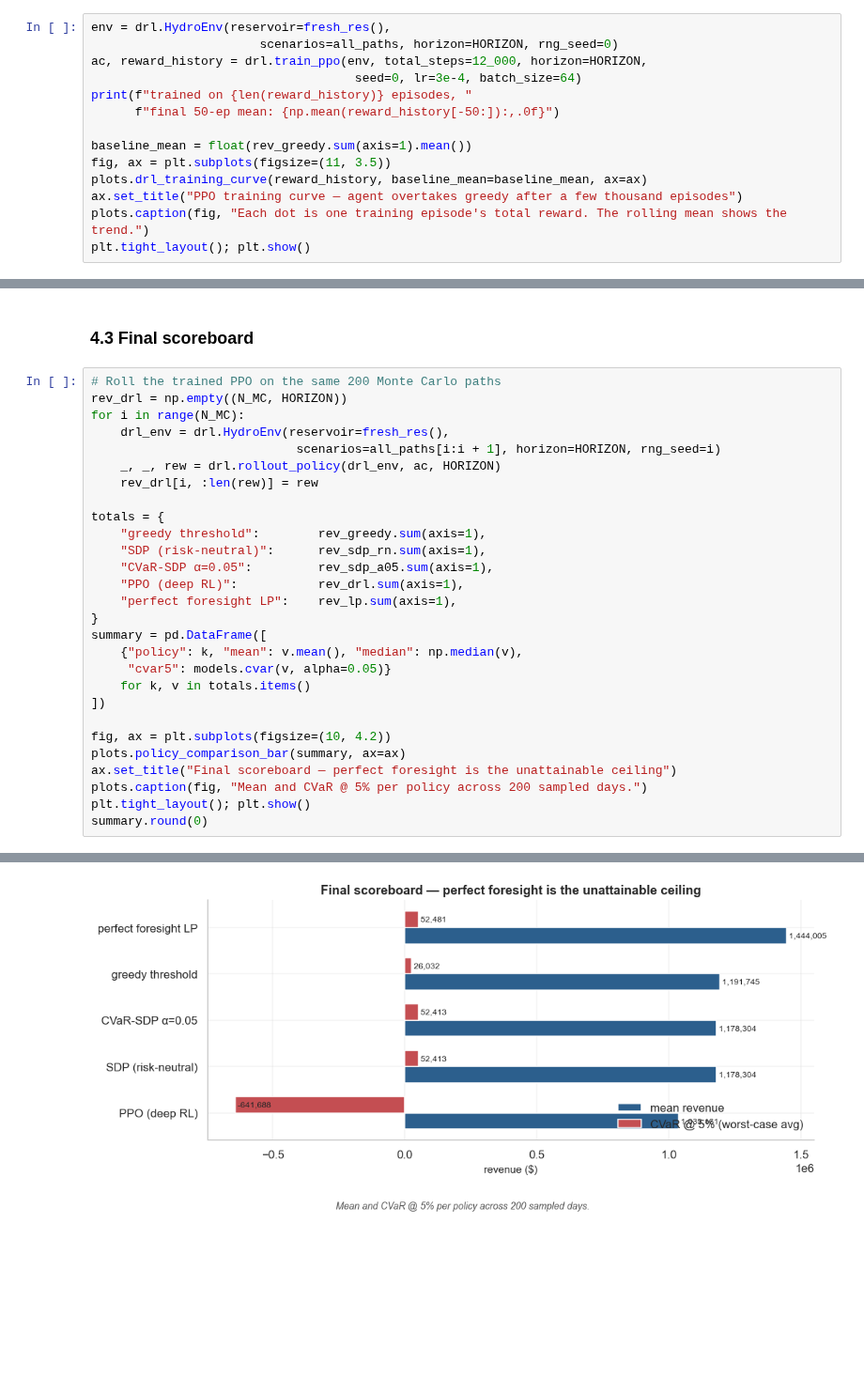
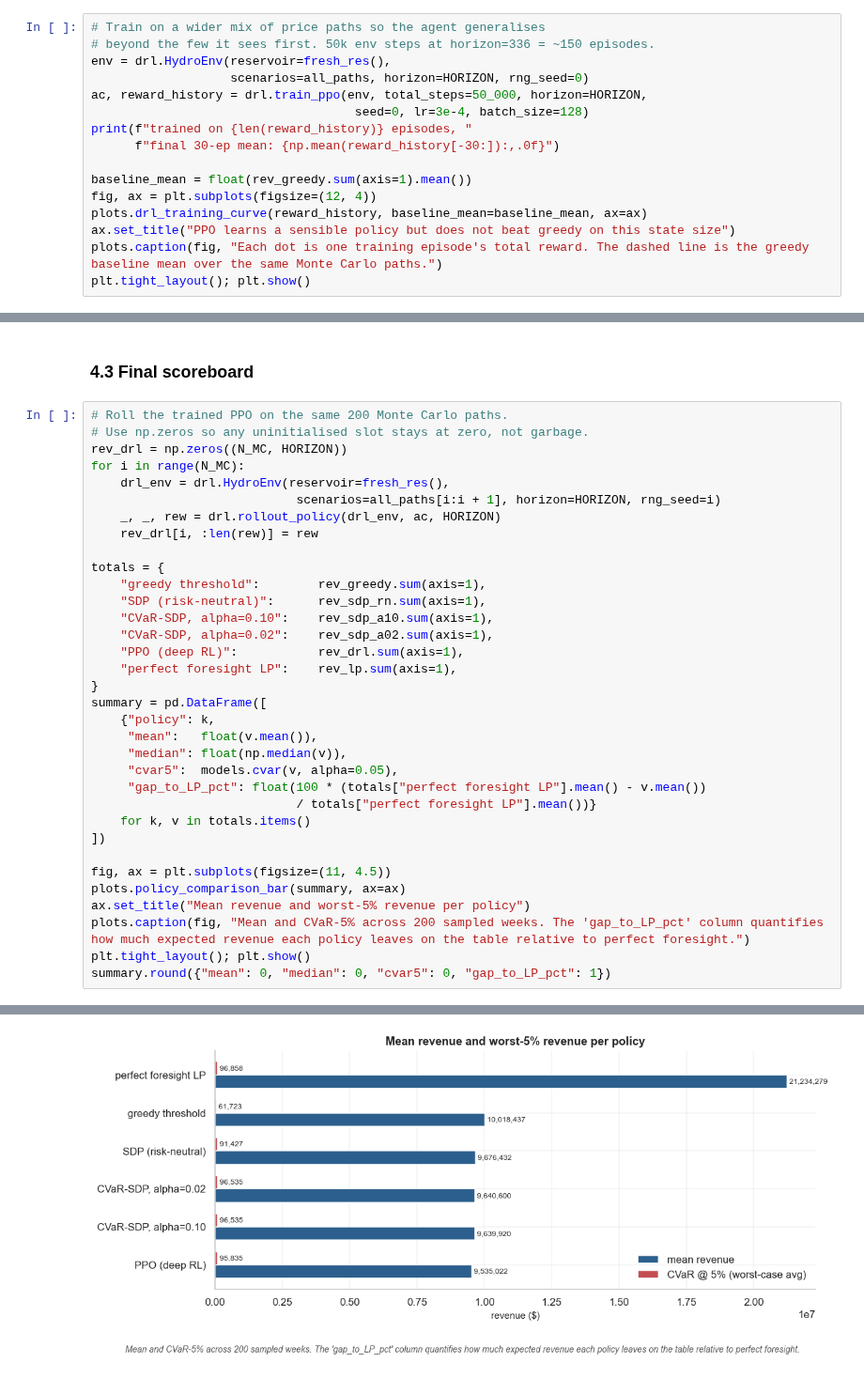
Before and after one commit to Ahmad-Jaradat-Space/hydro-storage-scheduling, a Jupyter notebook: notebook.ipynb, the cells around one changed output, grey strips where cells are left out. Shown at 94% size. Drawn from its saved outputs; the diff is of its cells as text; blank space fills up the shorter version.

```diff
--- a/notebook.ipynb
+++ b/notebook.ipynb
@@ -389,17 +436,19 @@ discretisation. On this 3-D state, the SDP is the rightful champion.
 The DRL benchmark sets a fair reference for what gradient-based
 policy learning achieves with the same observation set.
 # %%
+# Train on a wider mix of price paths so the agent generalises
+# beyond the few it sees first. 50k env steps at horizon=336 = ~150 episodes.
 env = drl.HydroEnv(reservoir=fresh_res(),
-                       scenarios=all_paths, horizon=HORIZON, rng_seed=0)
-ac, reward_history = drl.train_ppo(env, total_steps=12_000, horizon=HORIZON,
-                                    seed=0, lr=3e-4, batch_size=64)
+                   scenarios=all_paths, horizon=HORIZON, rng_seed=0)
+ac, reward_history = drl.train_ppo(env, total_steps=50_000, horizon=HORIZON,
+                                    seed=0, lr=3e-4, batch_size=128)
 print(f"trained on {len(reward_history)} episodes, "
-      f"final 50-ep mean: {np.mean(reward_history[-50:]):,.0f}")
+      f"final 30-ep mean: {np.mean(reward_history[-30:]):,.0f}")
 
 baseline_mean = float(rev_greedy.sum(axis=1).mean())
-fig, ax = plt.subplots(figsize=(11, 3.5))
+fig, ax = plt.subplots(figsize=(12, 4))
 plots.drl_training_curve(reward_history, baseline_mean=baseline_mean, ax=ax)
-ax.set_title("PPO training curve — agent overtakes greedy after a few thousand episodes")
-plots.caption(fig, "Each dot is one training episode's total reward. The rolling mean shows the trend.")
+ax.set_title("PPO learns a sensible policy but does not beat greedy on this state size")
+plots.caption(fig, "Each dot is one training episode's total reward. The dashed line is the greedy baseline mean over the same Monte Carlo paths.")
 plt.tight_layout(); plt.show()
 # %% [output]
@@ -408,8 +457,9 @@ trained on 250 episodes, final 50-ep mean: 1,015,660
 # %% [markdown]
 ### 4.3 Final scoreboard
 # %%
-# Roll the trained PPO on the same 200 Monte Carlo paths
-rev_drl = np.empty((N_MC, HORIZON))
+# Roll the trained PPO on the same 200 Monte Carlo paths.
+# Use np.zeros so any uninitialised slot stays at zero, not garbage.
+rev_drl = np.zeros((N_MC, HORIZON))
 for i in range(N_MC):
     drl_env = drl.HydroEnv(reservoir=fresh_res(),
                             scenarios=all_paths[i:i + 1], horizon=HORIZON, rng_seed=i)
@@ -419,20 +469,25 @@ for i in range(N_MC):
 totals = {
     "greedy threshold":        rev_greedy.sum(axis=1),
     "SDP (risk-neutral)":      rev_sdp_rn.sum(axis=1),
-    "CVaR-SDP α=0.05":         rev_sdp_a05.sum(axis=1),
+    "CVaR-SDP, alpha=0.10":    rev_sdp_a10.sum(axis=1),
+    "CVaR-SDP, alpha=0.02":    rev_sdp_a02.sum(axis=1),
     "PPO (deep RL)":           rev_drl.sum(axis=1),
     "perfect foresight LP":    rev_lp.sum(axis=1),
 }
 summary = pd.DataFrame([
-    {"policy": k, "mean": v.mean(), "median": np.median(v),
-     "cvar5": models.cvar(v, alpha=0.05)}
+    {"policy": k,
+     "mean":   float(v.mean()),
+     "median": float(np.median(v)),
+     "cvar5":  models.cvar(v, alpha=0.05),
+     "gap_to_LP_pct": float(100 * (totals["perfect foresight LP"].mean() - v.mean())
+                            / totals["perfect foresight LP"].mean())}
     for k, v in totals.items()
 ])
 
-fig, ax = plt.subplots(figsize=(10, 4.2))
+fig, ax = plt.subplots(figsize=(11, 4.5))
 plots.policy_comparison_bar(summary, ax=ax)
-ax.set_title("Final scoreboard — perfect foresight is the unattainable ceiling")
-plots.caption(fig, "Mean and CVaR @ 5% per policy across 200 sampled days.")
+ax.set_title("Mean revenue and worst-5% revenue per policy")
+plots.caption(fig, "Mean and CVaR-5% across 200 sampled weeks. The 'gap_to_LP_pct' column quantifies how much expected revenue each policy leaves on the table relative to perfect foresight.")
 plt.tight_layout(); plt.show()
-summary.round(0)
+summary.round({"mean": 0, "median": 0, "cvar5": 0, "gap_to_LP_pct": 1})
 # %% [output]
@@ -445 +501 @@ summary.round(0)
-[figure, old version]
+[figure, new version]
```
Also changed, not shown: parts of 20 cells of this notebook, 4 other files.
